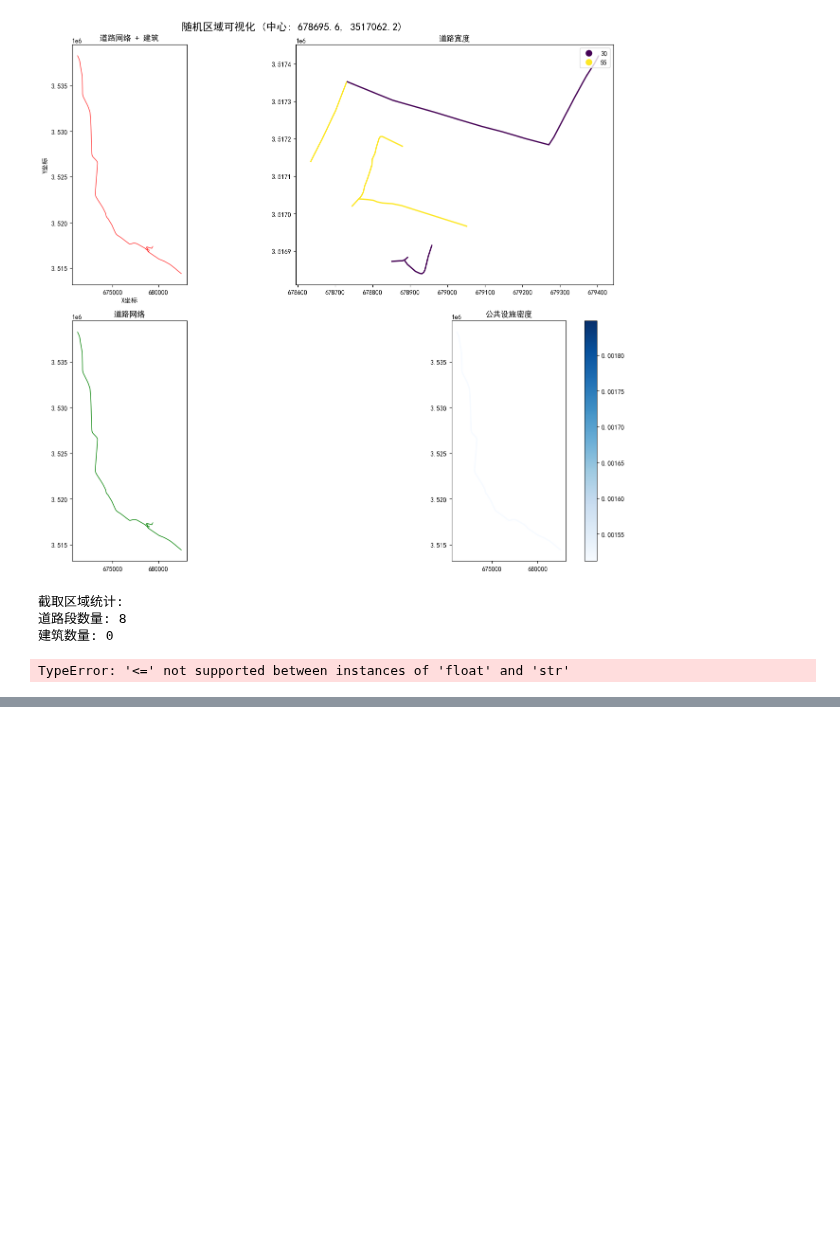
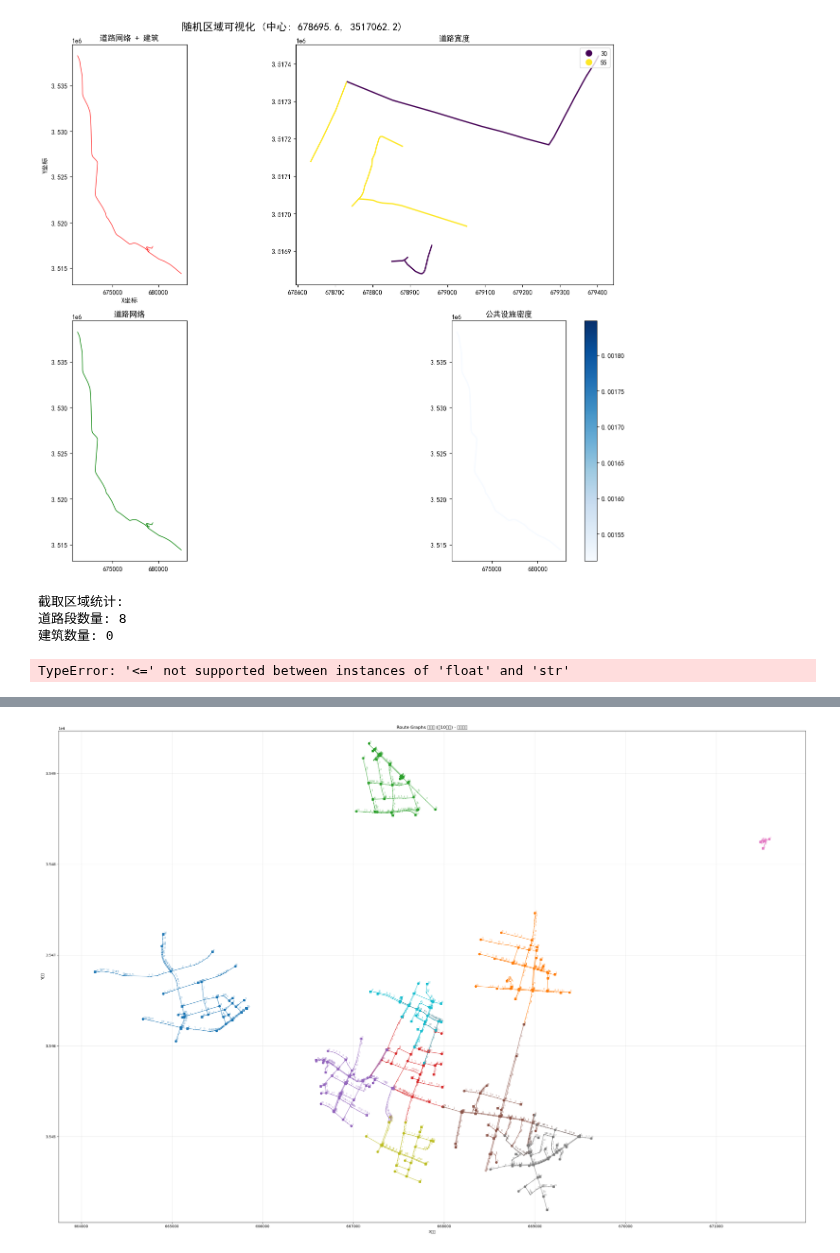
Before and after one commit to Lylll9436/UrbanStreetGNN, a Jupyter notebook: Visualization.ipynb, the cells around one changed output, grey strips where cells are left out. Cells and saved outputs as stored; diff of their text form; code cells hidden in the pictures; blank space fills up the shorter version.

```diff
--- a/Visualization.ipynb
+++ b/Visualization.ipynb
@@ -151,0 +152,74 @@ intersection_coords: tuple = (665494.6339183038, 3546536.148439774)
+# %%
+import pickle
+import matplotlib.pyplot as plt
+from shapely.geometry import LineString
+
+def visualize_route_graphs(pkl_path, num_graphs=3):
+    """
+    从route_graphs.pkl中提取并可视化LineString
+
+    Args:
+        pkl_path: pkl文件路径
+        num_graphs: 要可视化的图数量
+    """
+    with open(pkl_path, 'rb') as f:
+        route_graphs = pickle.load(f)
+
+    plt.figure(figsize=(30, 20))
+
+    for i in range(min(num_graphs, len(route_graphs))):
+        graph_data = route_graphs[i]
+        nx_graph = graph_data['graph']
+
+        color = plt.cm.tab10(i)
+
+        for node, attrs in nx_graph.nodes(data=True):
+            geometry = attrs.get('geometry')
+            if geometry:
+                # 检查geometry是否已经是LineString对象
+                if isinstance(geometry, LineString):
+                    line = geometry
+                else:
+                    # 如果是字符串，才需要解析
+                    from shapely import wkt
+                    line = wkt.loads(geometry)
+
+                coords = list(line.coords)
+                x_coords = [coord[0] for coord in coords]
+                y_coords = [coord[1] for coord in coords]
+
+                # 绘制LineString
+                plt.plot(x_coords, y_coords, color=color, linewidth=1.5, alpha=0.7)
+
+                # 在起点和终点添加特殊标记
+                plt.plot(x_coords[0], y_coords[0], 'o', color=color, markersize=6, label='起点' if i == 0 and node == list(nx_graph.nodes())[0] else "")
+                plt.plot(x_coords[-1], y_coords[-1], 's', color=color, markersize=6, label='终点' if i == 0 and node == list(nx_graph.nodes())[0] else "")
+
+                # 在所有拐点处添加节点标记
+                for j, (x, y) in enumerate(coords):
+                    if j == 0:
+                        # 起点用圆圈
+                        plt.plot(x, y, 'o', color=color, markersize=4, alpha=0.8)
+                    elif j == len(coords) - 1:
+                        # 终点用方块
+                        plt.plot(x, y, 's', color=color, markersize=4, alpha=0.8)
+                    else:
+                        # 中间拐点用小圆点
+                        plt.plot(x, y, '.', color=color, markersize=3, alpha=0.6)
+
+                    # 可选：添加拐点编号标注
+                    plt.annotate(f'{j}', (x, y), xytext=(2, 2), textcoords='offset points',
+                                fontsize=6, color=color, alpha=0.7)
+
+    plt.xlabel('X坐标')
+    plt.ylabel('Y坐标')
+    plt.title(f'Route Graphs 可视化 (前{num_graphs}个图) - 拐点节点')
+    plt.grid(True, alpha=0.3)
+    plt.axis('equal')
+    plt.tight_layout()
+    plt.show()
+
+# 使用
+visualize_route_graphs("models/data/route_graphs.pkl", num_graphs=10)
+# %% [output]
+[figure, added]
```
Also changed, not shown: parts of 1 cell of this notebook, 10 other files.
